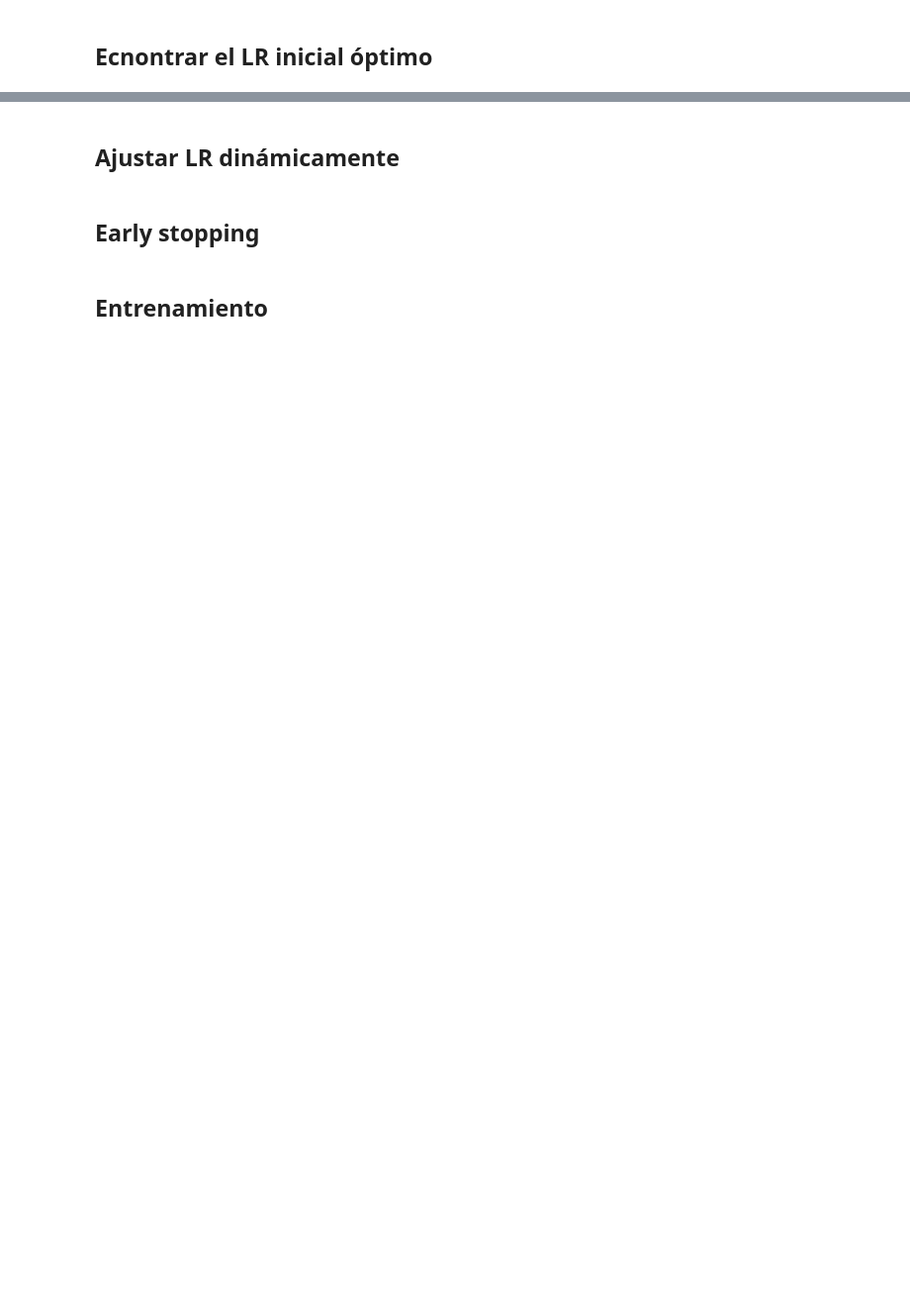
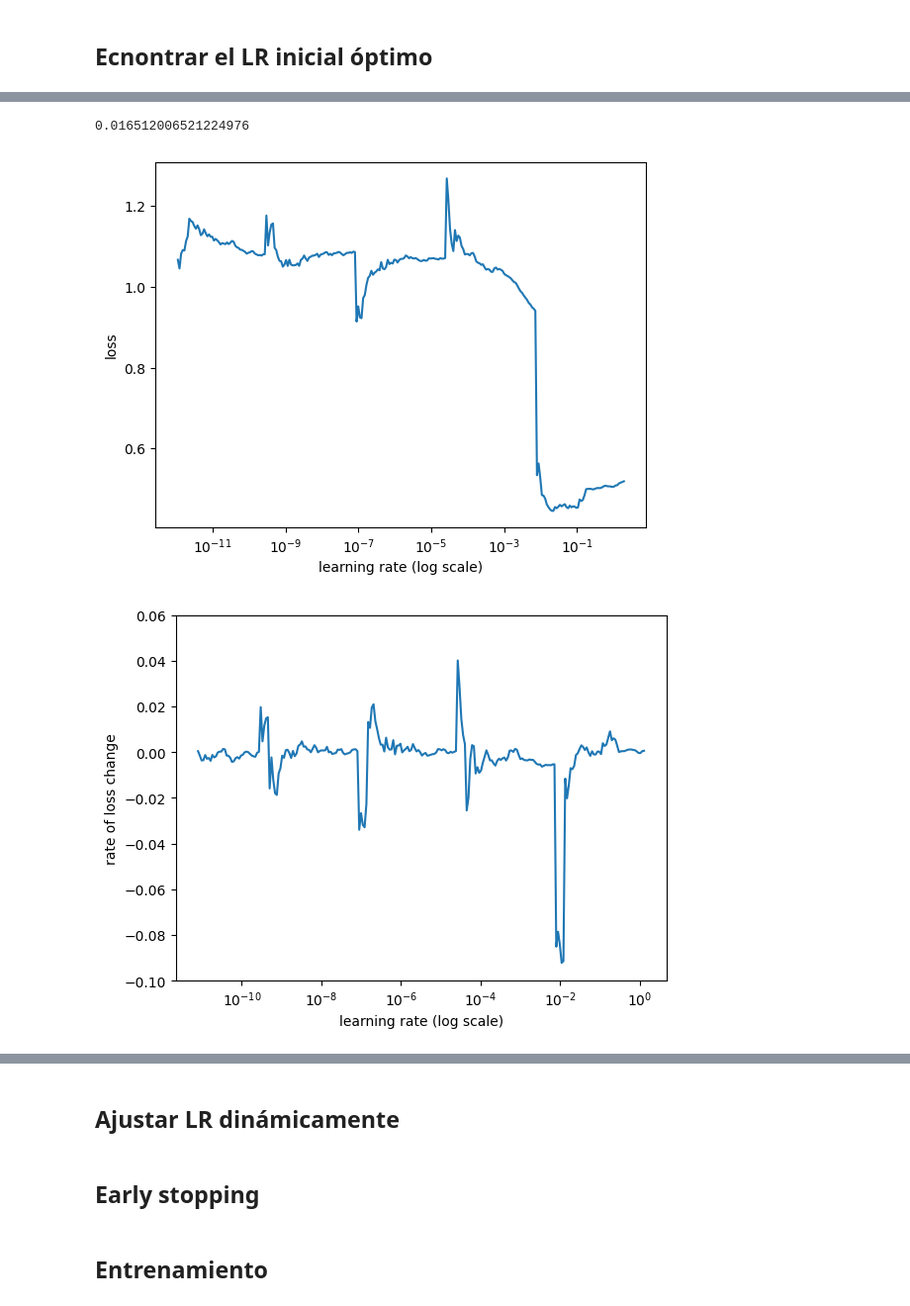
Before and after one commit to Axoluther/castanas-xai, a Jupyter notebook: CNN.ipynb, the cells around one changed output, grey strips where cells are left out. Shown: that part at 99% size. Drawn from its saved outputs; the diff is of its cells as text; code cells hidden in the pictures; blank space fills up the shorter version.

```diff
--- a/CNN.ipynb
+++ b/CNN.ipynb
@@ -310,0 +231,6 @@ E0000 00:00:1748207412.861040      35 meta_optimizer.cc:966] layout failed: INVA
+# %%
+model2 = get_model(lr)
+lr_finder2 = LRFinder(model2)
+lr_finder2.find(x_train, y_train,
+               start_lr=1e-12, end_lr=2,
+               batch_size=32, epochs=5)
@@ -310,0 +249,8 @@ E0000 00:00:1748207412.861040      35 meta_optimizer.cc:966] layout failed: INVA
+# %%
+print(lr_finder2.get_best_lr(sma=20, n_skip_beginning=20, n_skip_end=5))
+lr_finder2.plot_loss(n_skip_beginning=1, n_skip_end=1)
+lr_finder2.plot_loss_change(sma=5, n_skip_beginning=20, n_skip_end=5, y_lim=(-0.1, 0.06))
+# %% [output]
+0.016512006521224976
+[figure, added]
+[figure, added]
```
Also changed, not shown: parts of 23 cells of this notebook.
